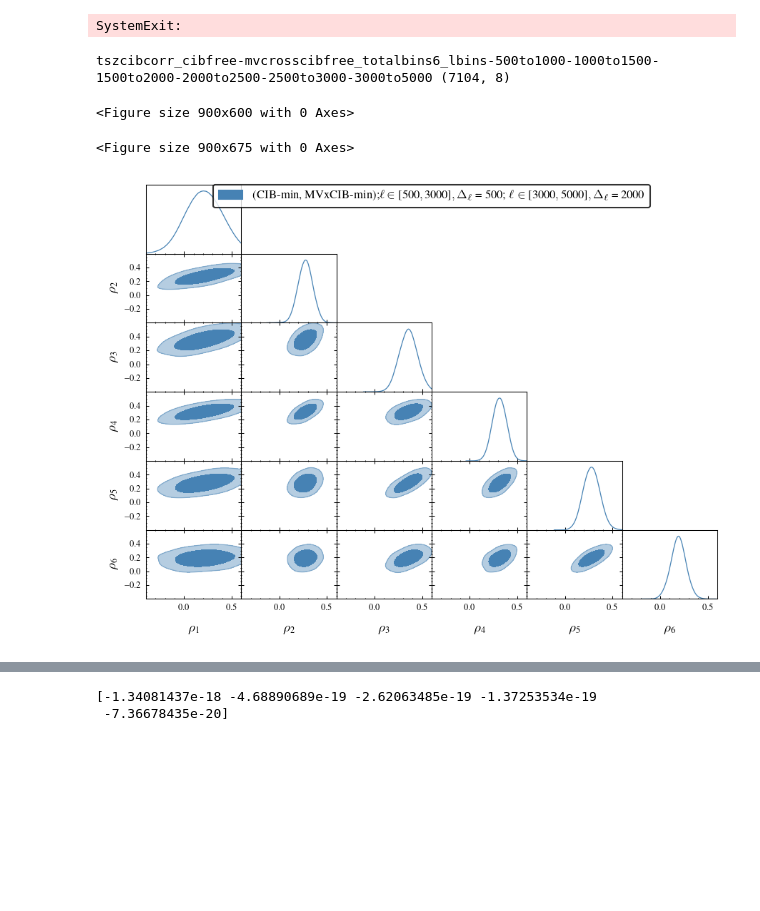
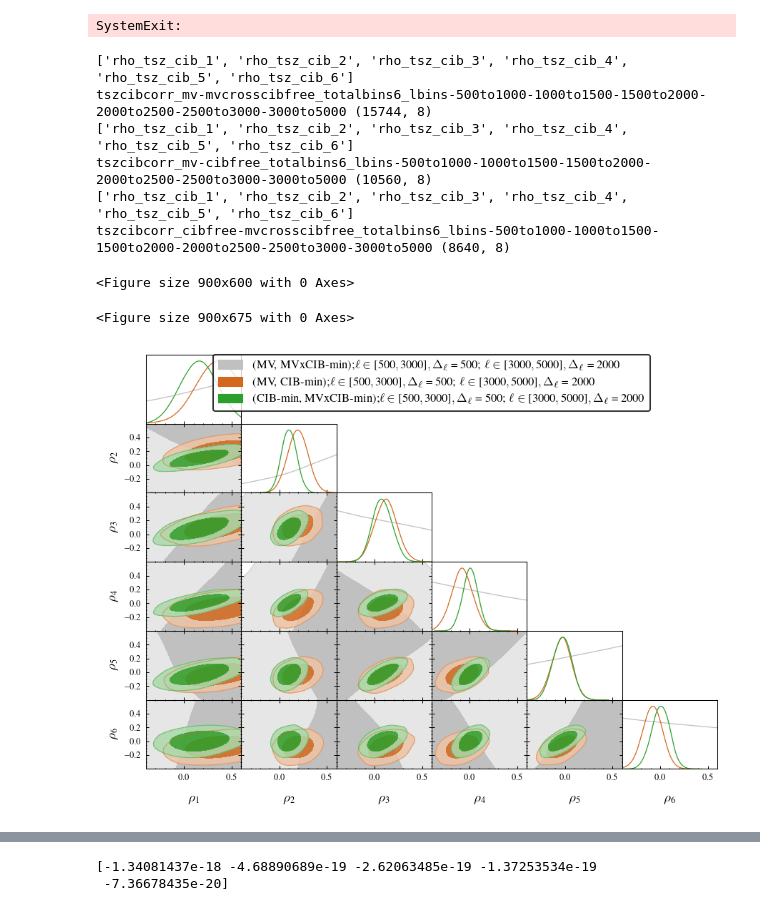
Before and after one commit to sriniraghunathan/tSZ_2pt_SPT_SPIRE, a Jupyter notebook: fit_for_tsz_cib.ipynb, the cells around one changed output, grey strips where cells are left out. Cells and saved outputs as stored; diff of their text form; code cells hidden in the pictures; blank space fills up the shorter version.

```diff
--- a/fit_for_tsz_cib.ipynb
+++ b/fit_for_tsz_cib.ipynb
@@ -623,7 +625,7 @@ figure(figsize = (8., 6.5))
 subplots_adjust(wspace=0.22)
 tr, tc = 3, 2
 sbpl = 1
-for tmpiter in range(1,2):
+for tmpiter in range(3):
     #if tmpiter == 0: continue
     print('\ntmpiter = %s' %(tmpiter))
     if tmpiter == 0: #d1, d2
@@ -708,8 +710,10 @@ for tmpiter in range(1,2):
                             (3000, 5000): 0.05,
                            }
         """
+        """
         reqd_tsz_cib_dic = {(500, 5000): 0.3,
                            }
+        """
 
         tmp_color_arr = ['navy', 'darkgreen', 'goldenrod', 'orangered', 'darkred']
         cib_scatter_sigma = None #0.2
@@ -1095,9 +1099,9 @@ rcParams['text.usetex'] = True #False
 chain_name = 'tszcibcorr_cibfree-mvcrosscibfree_totalbins6_lbins-500to1000-1000to1500-1500to2000-2000to2500-2500to3000-3000to5000'
 
 chain_name_arr = [
-                  ##'tszcibcorr_mv-mvcrosscibfree_totalbins6_lbins-500to1000-1000to1500-1500to2000-2000to2500-2500to3000-3000to5000',
+                  'tszcibcorr_mv-mvcrosscibfree_totalbins6_lbins-500to1000-1000to1500-1500to2000-2000to2500-2500to3000-3000to5000',
+                  'tszcibcorr_mv-cibfree_totalbins6_lbins-500to1000-1000to1500-1500to2000-2000to2500-2500to3000-3000to5000',
                   'tszcibcorr_cibfree-mvcrosscibfree_totalbins6_lbins-500to1000-1000to1500-1500to2000-2000to2500-2500to3000-3000to5000',
-                  ##'tszcibcorr_mv-cibfree_totalbins6_lbins-500to1000-1000to1500-1500to2000-2000to2500-2500to3000-3000to5000',
                  ]
 
 """
@@ -1116,19 +1120,42 @@ samples_arr_to_plot = []
 params_arr_to_plot = []
 param_limits_dic = {}
 label_arr = []
-param_values_dict = {}
-cib_scatter_sigma = None
+
+#which tsz to use
 tmpiter_key = 'cibmindata_tsz' #'sim_tsz'
 #tmpiter_key = 'sim_tsz'
+use_odd_even_combs_only = 1
+
+param_values_dict = {}
+
+#other variables
+masked_cib_tsz_ps_estimates = 1
+include_beam_chromaticity = 1
+cib_scatter_sigma = None
+fit_for_uncorr_cib = 0
 fit_for_cib_cal = 0
 
 for chain_name in chain_name_arr:
     total_bins = int( chain_name.split('_')[2].replace('totalbins', '') )
     #chain_fd_and_name = 'results/chains/%s/%s' %(chain_name, chain_name)
+    fd_pref = 'results/chains/'
+    if masked_cib_tsz_ps_estimates:
+        fd_pref = '%s/masked_cib_tsz_ps_estimates/' %(fd_pref)
+    fd_pref = '%s/%s/' %(fd_pref, tmpiter_key)
+    if use_odd_even_combs_only:
+        fd_pref = '%s/odd_even_crosses_only_no_spire_noise_bias/' %(fd_pref)
+    else:
+        fd_pref = '%s/all_crosses_with_spire_noise_bias/' %(fd_pref)
+
     if fit_for_cib_cal:
-        chain_fd_and_name = 'results/chains/%s/fit_for_cib_cal/%s/%s' %(tmpiter_key, chain_name, chain_name)
+        fd_pref = '%s/fit_for_cib_cal/' %(fd_pref)
     else:
-        chain_fd_and_name = 'results/chains/%s/cib_scatter_sigma_%s/%s/%s' %(tmpiter_key, cib_scatter_sigma, chain_name, chain_name)
+        fd_pref = '%s/cib_scatter_sigma_%s/' %(fd_pref, cib_scatter_sigma)
+    if include_beam_chromaticity:
+        fd_pref = '%s/with_beam_chromaticity/' %(fd_pref)
+
+    chain_fd_and_name = '%s/%s/%s' %(fd_pref, chain_name, chain_name)
+
     curr_samples = getdist.mcsamples.loadMCSamples( chain_fd_and_name )
     curr_samples.removeBurn( burn_in_fraction )
 
@@ -1158,7 +1185,7 @@ for chain_name in chain_name_arr:
     params_to_plot = []
     for binno in range( total_bins ):
         params_to_plot.append( 'rho_tsz_cib_%s' %(binno+1) )
-    ##print(params_to_plot); sys.exit()
+    print(params_to_plot); ##sys.exit()
 
     '''
     for ppp in params_to_plot:
@@ -1179,36 +1206,41 @@ g = plots.get_single_plotter(width_inch = 6)
 g.settings.title_limit_fontsize = 20
 if len(params_arr_to_plot) == 6:
     g.settings.legend_fontsize = 13
 elif len(params_arr_to_plot) == 6:
     g.settings.legend_fontsize = 17
 else:
     g.settings.legend_fontsize = 13
 g.triangle_plot(samples_arr_to_plot, params=params_arr_to_plot,
-                contour_colors=['steelblue', 'sienna', 'black'],
+                contour_colors=['silver', 'chocolate', 'tab:green'],
                 #contour_colors=['silver', 'tab:green', 'peru', 'black'],
                 #contour_colors=['peru'],
                 framealpha = 1.,
                 filled=[True, True, True],
                 param_limits = param_limits_dic,
                 legend_labels = label_arr,
                 )
 total_subplots = len( g.subplots )
 for r in range( total_subplots ):
     for c in range( total_subplots ):
         if c>r:continue
         ax = g.subplots[r,c]
         ax.tick_params('both', length=2, width=0.5, which='major', direction = 'in')
         ax.tick_params('both', length=0.5, width=0.5, which='minor', direction = 'in')
         if r == c: ax.yaxis.set_visible(False) #diagonal
 
 plname = 'rho_tsz_cib.png'
 savefig(plname, dpi = 200.)
 show()
 # %% [output]
-tszcibcorr_cibfree-mvcrosscibfree_totalbins6_lbins-500to1000-1000to1500-1500to2000-2000to2500-2500to3000-3000to5000 (7104, 8)
+['rho_tsz_cib_1', 'rho_tsz_cib_2', 'rho_tsz_cib_3', 'rho_tsz_cib_4', 'rho_tsz_cib_5', 'rho_tsz_cib_6']
+tszcibcorr_mv-mvcrosscibfree_totalbins6_lbins-500to1000-1000to1500-1500to2000-2000to2500-2500to3000-3000to5000 (15744, 8)
+['rho_tsz_cib_1', 'rho_tsz_cib_2', 'rho_tsz_cib_3', 'rho_tsz_cib_4', 'rho_tsz_cib_5', 'rho_tsz_cib_6']
+tszcibcorr_mv-cibfree_totalbins6_lbins-500to1000-1000to1500-1500to2000-2000to2500-2500to3000-3000to5000 (10560, 8)
+['rho_tsz_cib_1', 'rho_tsz_cib_2', 'rho_tsz_cib_3', 'rho_tsz_cib_4', 'rho_tsz_cib_5', 'rho_tsz_cib_6']
+tszcibcorr_cibfree-mvcrosscibfree_totalbins6_lbins-500to1000-1000to1500-1500to2000-2000to2500-2500to3000-3000to5000 (8640, 8)
 <Figure size 900x600 with 0 Axes>
 <Figure size 900x675 with 0 Axes>
-[figure, old version]
+[figure, new version]
 # %%
 param_values_dict
 # %% [output]
```
Also changed, not shown: parts of 9 cells of this notebook, 1 other file.
